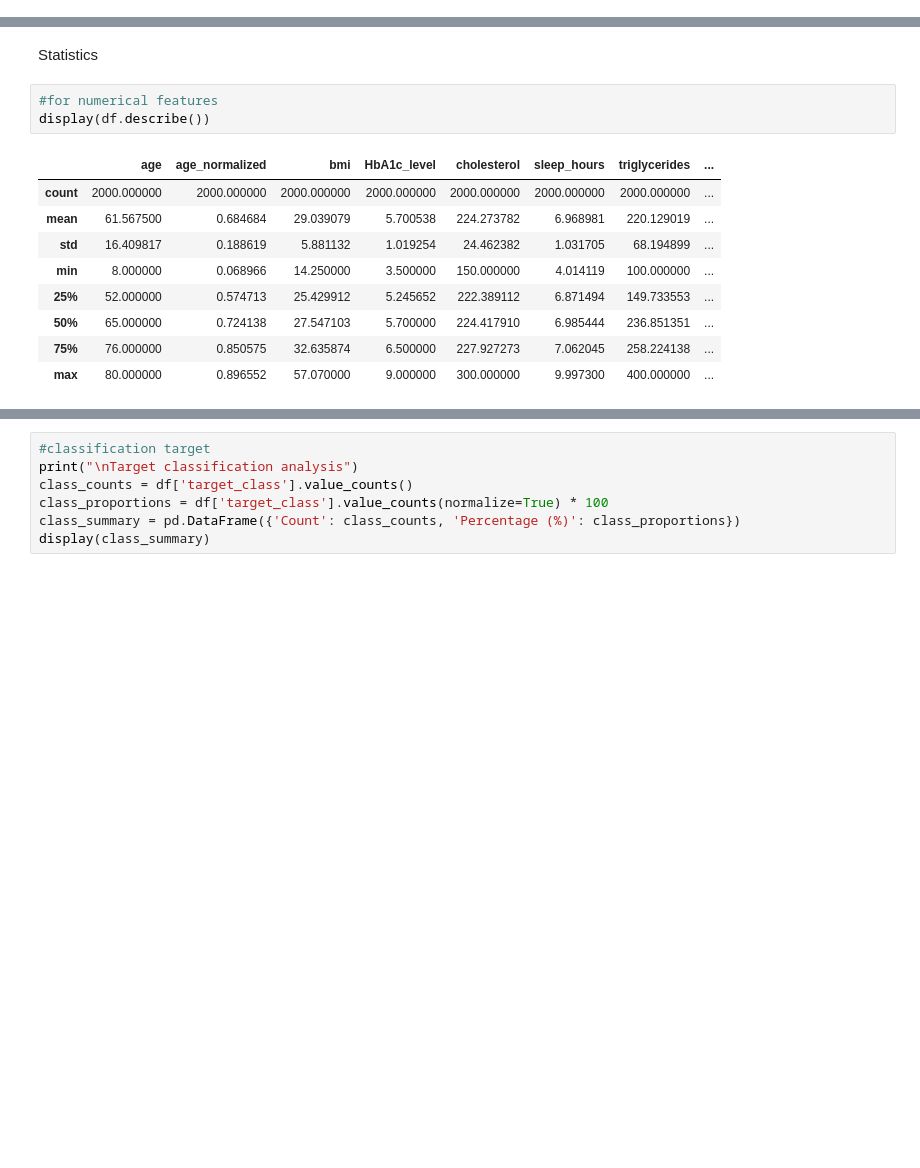
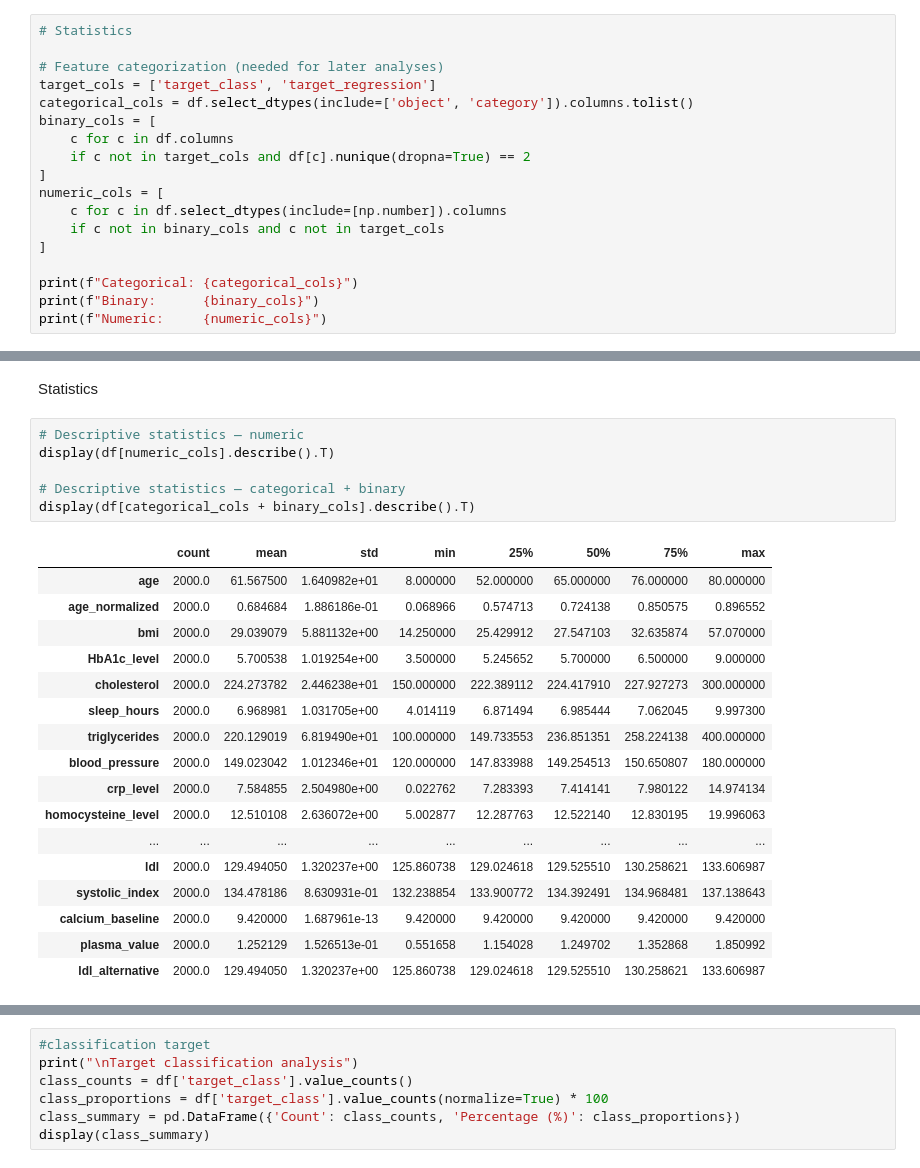
Before and after one commit to nwaryszak/APRAU, a Jupyter notebook: APRAU_Step1n.ipynb, the cells around one changed output, grey strips where cells are left out. Cells and saved outputs as stored; diff of their text form; blank space fills up the shorter version.

```diff
--- a/APRAU_Step1n.ipynb
+++ b/APRAU_Step1n.ipynb
@@ -54,3 +56,21 @@ Data columns (total 35 columns):
  34  target_class          2000 non-null   object
 dtypes: float64(21), int64(1), object(13)
 memory usage: 547.0+ KB
+# %%
+# Statistics
+
+# Feature categorization (needed for later analyses)
+target_cols = ['target_class', 'target_regression']
+categorical_cols = df.select_dtypes(include=['object', 'category']).columns.tolist()
+binary_cols = [
+    c for c in df.columns
+    if c not in target_cols and df[c].nunique(dropna=True) == 2
+]
+numeric_cols = [
+    c for c in df.select_dtypes(include=[np.number]).columns
+    if c not in binary_cols and c not in target_cols
+]
+
+print(f"Categorical: {categorical_cols}")
+print(f"Binary:      {binary_cols}")
+print(f"Numeric:     {numeric_cols}")
@@ -92,16 +116,27 @@ else:
 There are no missing values in the dataset.
 # %% [markdown]
 Statistics
-# %%
-#for numerical features
-display(df.describe())
-# %% [output]
-|  | age | age_normalized | bmi | HbA1c_level | cholesterol | sleep_hours | triglycerides | ... |
-| count | 2000.000000 | 2000.000000 | 2000.000000 | 2000.000000 | 2000.000000 | 2000.000000 | 2000.000000 | ... |
-| mean | 61.567500 | 0.684684 | 29.039079 | 5.700538 | 224.273782 | 6.968981 | 220.129019 | ... |
-| std | 16.409817 | 0.188619 | 5.881132 | 1.019254 | 24.462382 | 1.031705 | 68.194899 | ... |
-| min | 8.000000 | 0.068966 | 14.250000 | 3.500000 | 150.000000 | 4.014119 | 100.000000 | ... |
-| 25% | 52.000000 | 0.574713 | 25.429912 | 5.245652 | 222.389112 | 6.871494 | 149.733553 | ... |
-| 50% | 65.000000 | 0.724138 | 27.547103 | 5.700000 | 224.417910 | 6.985444 | 236.851351 | ... |
-| 75% | 76.000000 | 0.850575 | 32.635874 | 6.500000 | 227.927273 | 7.062045 | 258.224138 | ... |
-| max | 80.000000 | 0.896552 | 57.070000 | 9.000000 | 300.000000 | 9.997300 | 400.000000 | ... |
+# %%
+# Descriptive statistics — numeric
+display(df[numeric_cols].describe().T)
+
+# Descriptive statistics — categorical + binary
+display(df[categorical_cols + binary_cols].describe().T)
+# %% [output]
+|  | count | mean | std | min | 25% | 50% | 75% | max |
+| age | 2000.0 | 61.567500 | 1.640982e+01 | 8.000000 | 52.000000 | 65.000000 | 76.000000 | 80.000000 |
+| age_normalized | 2000.0 | 0.684684 | 1.886186e-01 | 0.068966 | 0.574713 | 0.724138 | 0.850575 | 0.896552 |
+| bmi | 2000.0 | 29.039079 | 5.881132e+00 | 14.250000 | 25.429912 | 27.547103 | 32.635874 | 57.070000 |
+| HbA1c_level | 2000.0 | 5.700538 | 1.019254e+00 | 3.500000 | 5.245652 | 5.700000 | 6.500000 | 9.000000 |
+| cholesterol | 2000.0 | 224.273782 | 2.446238e+01 | 150.000000 | 222.389112 | 224.417910 | 227.927273 | 300.000000 |
+| sleep_hours | 2000.0 | 6.968981 | 1.031705e+00 | 4.014119 | 6.871494 | 6.985444 | 7.062045 | 9.997300 |
+| triglycerides | 2000.0 | 220.129019 | 6.819490e+01 | 100.000000 | 149.733553 | 236.851351 | 258.224138 | 400.000000 |
+| blood_pressure | 2000.0 | 149.023042 | 1.012346e+01 | 120.000000 | 147.833988 | 149.254513 | 150.650807 | 180.000000 |
+| crp_level | 2000.0 | 7.584855 | 2.504980e+00 | 0.022762 | 7.283393 | 7.414141 | 7.980122 | 14.974134 |
+| homocysteine_level | 2000.0 | 12.510108 | 2.636072e+00 | 5.002877 | 12.287763 | 12.522140 | 12.830195 | 19.996063 |
+| ... | ... | ... | ... | ... | ... | ... | ... | ... |
+| ldl | 2000.0 | 129.494050 | 1.320237e+00 | 125.860738 | 129.024618 | 129.525510 | 130.258621 | 133.606987 |
+| systolic_index | 2000.0 | 134.478186 | 8.630931e-01 | 132.238854 | 133.900772 | 134.392491 | 134.968481 | 137.138643 |
+| calcium_baseline | 2000.0 | 9.420000 | 1.687961e-13 | 9.420000 | 9.420000 | 9.420000 | 9.420000 | 9.420000 |
+| plasma_value | 2000.0 | 1.252129 | 1.526513e-01 | 0.551658 | 1.154028 | 1.249702 | 1.352868 | 1.850992 |
+| ldl_alternative | 2000.0 | 129.494050 | 1.320237e+00 | 125.860738 | 129.024618 | 129.525510 | 130.258621 | 133.606987 |
```
Also changed, not shown: parts of 8 cells of this notebook.
